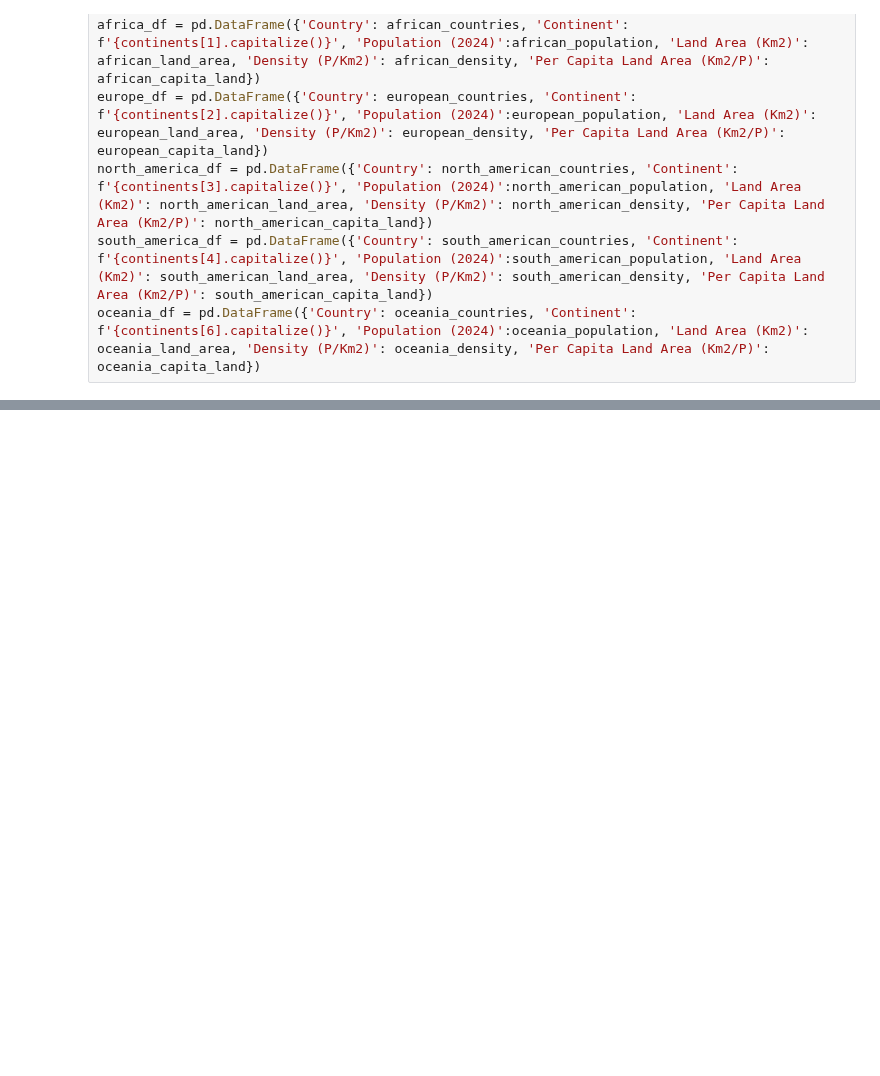
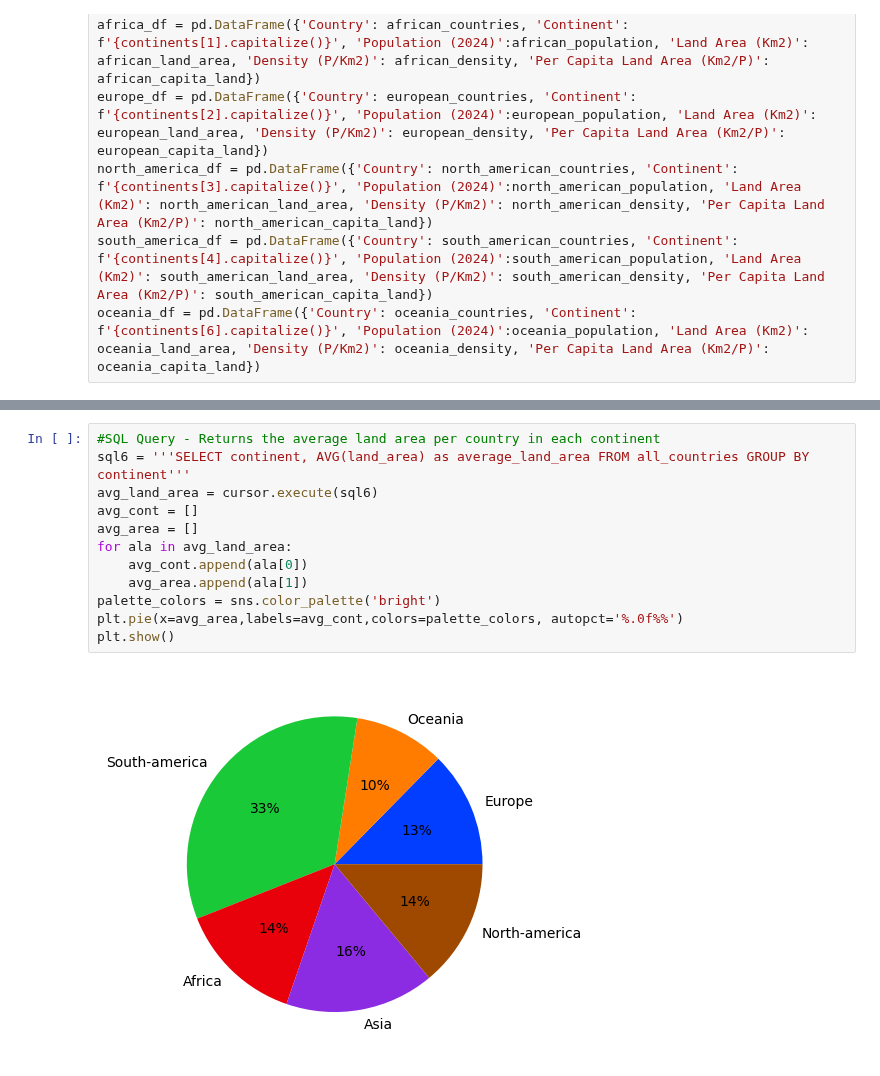
Before and after one commit to AlexDragoi7/DataEngineering-Countries_Data, a Jupyter notebook: data.ipynb, the cells around one changed output, grey strips where cells are left out. Cells and saved outputs as stored; diff of their text form; blank space fills up the shorter version.

```diff
--- a/data.ipynb
+++ b/data.ipynb
@@ -234,0 +316,14 @@ all_countries_df
+# %%
+#SQL Query - Returns the average land area per country in each continent
+sql6 = '''SELECT continent, AVG(land_area) as average_land_area FROM all_countries GROUP BY continent'''
+avg_land_area = cursor.execute(sql6)
+avg_cont = []
+avg_area = []
+for ala in avg_land_area:
+    avg_cont.append(ala[0])
+    avg_area.append(ala[1])
+palette_colors = sns.color_palette('bright')
+plt.pie(x=avg_area,labels=avg_cont,colors=palette_colors, autopct='%.0f%%')
+plt.show()
+# %% [output]
+[figure, added]
```
Also changed, not shown: parts of 12 cells of this notebook, 4 other files.
